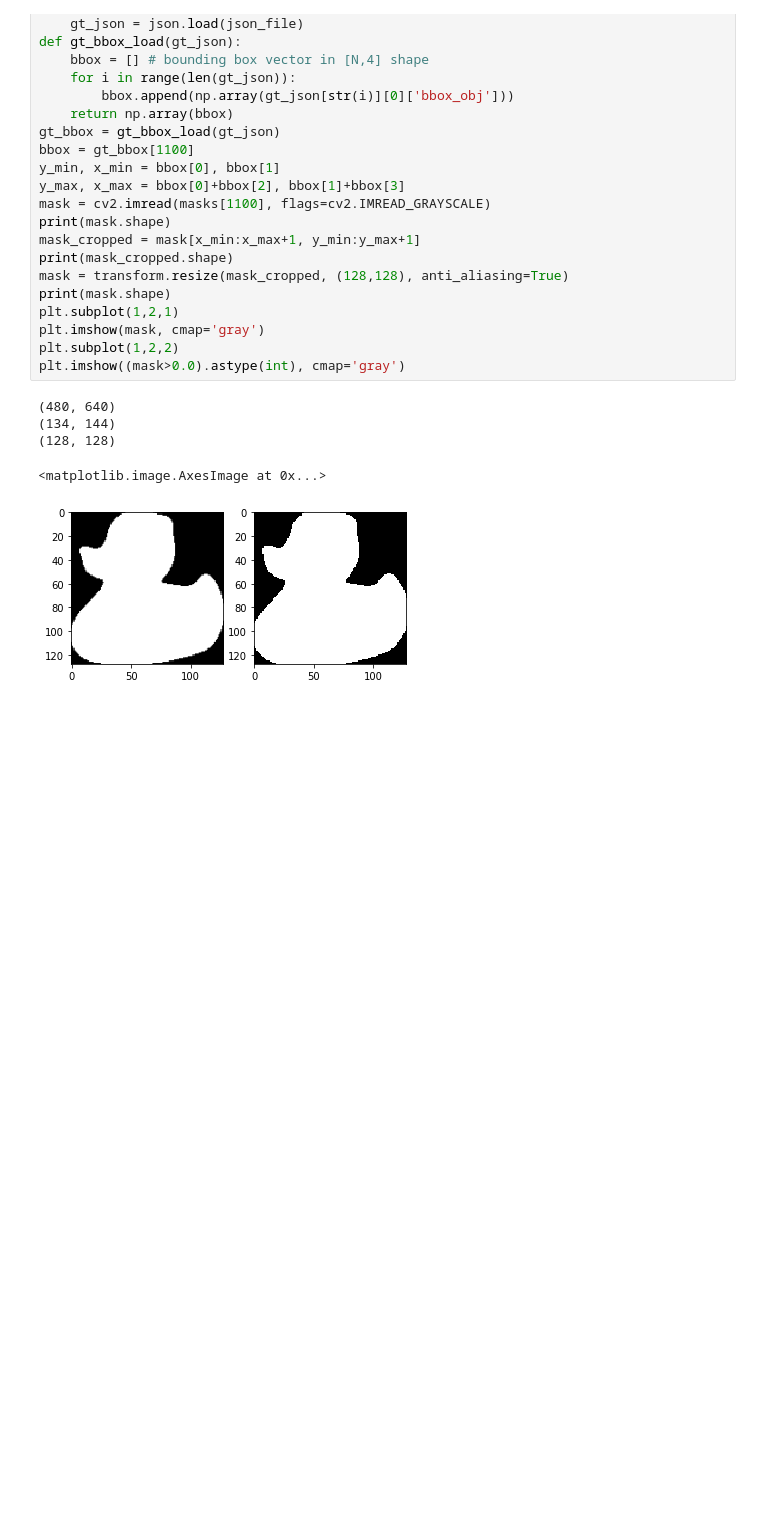
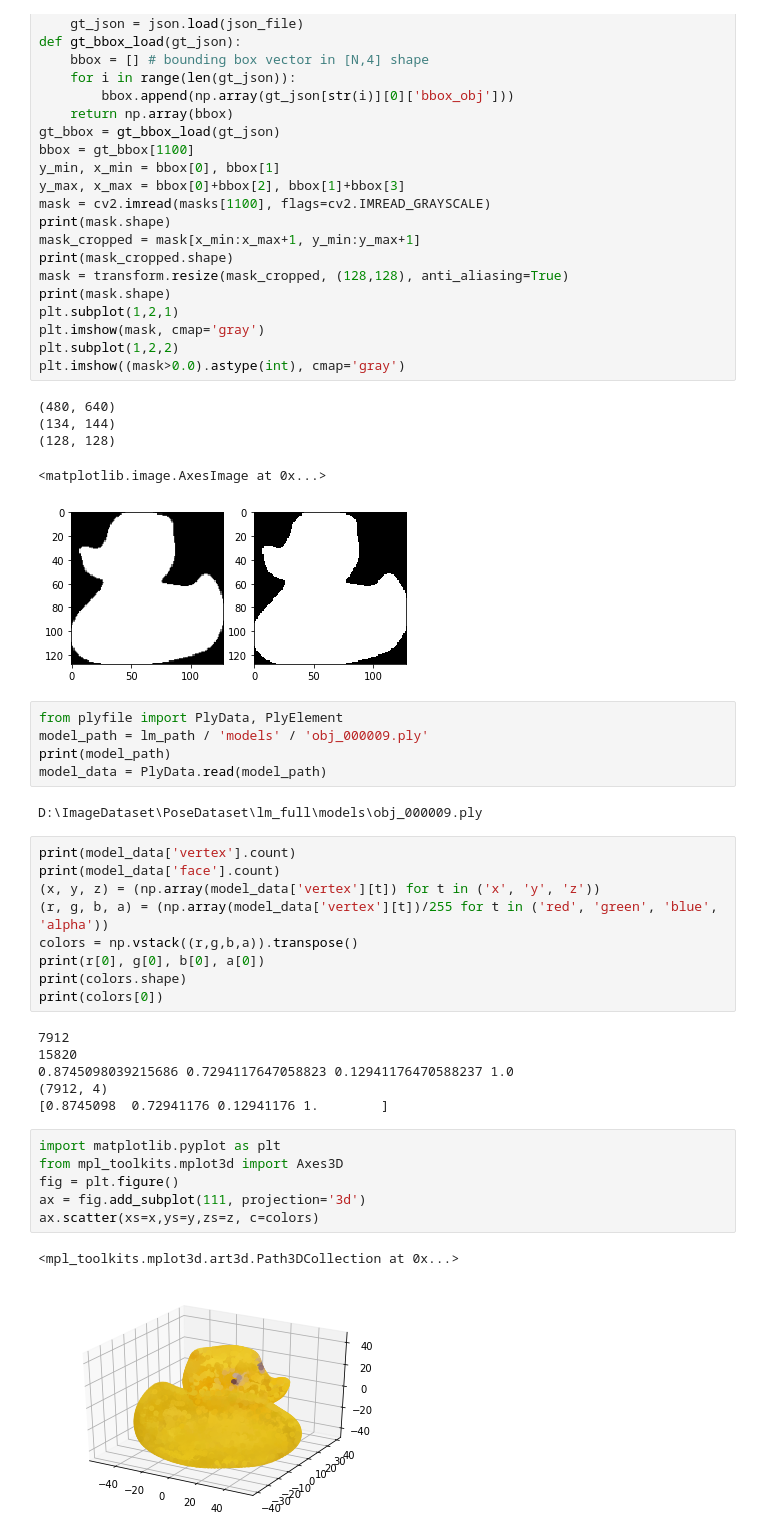
Before and after one commit to peytonhong/CVAE_Pose, a Jupyter notebook: augmentation_test.ipynb, the cells around one changed output. Saved outputs shown, nothing was run; the diff lists cells and outputs as text; blank space fills up the shorter version.

```diff
--- a/augmentation_test.ipynb
+++ b/augmentation_test.ipynb
@@ -221,3 +221,34 @@ plt.imshow((mask>0.0).astype(int), cmap='gray')
 (128, 128)
 <matplotlib.image.AxesImage at 0x...>
 [figure]
+# %%
+from plyfile import PlyData, PlyElement
+model_path = lm_path / 'models' / 'obj_000009.ply'
+print(model_path)
+model_data = PlyData.read(model_path)
+# %% [output]
+D:\ImageDataset\PoseDataset\lm_full\models\obj_000009.ply
+# %%
+print(model_data['vertex'].count)
+print(model_data['face'].count)
+(x, y, z) = (np.array(model_data['vertex'][t]) for t in ('x', 'y', 'z'))
+(r, g, b, a) = (np.array(model_data['vertex'][t])/255 for t in ('red', 'green', 'blue', 'alpha'))
+colors = np.vstack((r,g,b,a)).transpose()
+print(r[0], g[0], b[0], a[0])
+print(colors.shape)
+print(colors[0])
+# %% [output]
+7912
+15820
+0.8745098039215686 0.7294117647058823 0.12941176470588237 1.0
+(7912, 4)
+[0.8745098  0.72941176 0.12941176 1.        ]
+# %%
+import matplotlib.pyplot as plt
+from mpl_toolkits.mplot3d import Axes3D
+fig = plt.figure()
+ax = fig.add_subplot(111, projection='3d')
+ax.scatter(xs=x,ys=y,zs=z, c=colors)
+# %% [output]
+<mpl_toolkits.mplot3d.art3d.Path3DCollection at 0x...>
+[figure, added]
```
Also changed, not shown: parts of 6 cells of this notebook.
